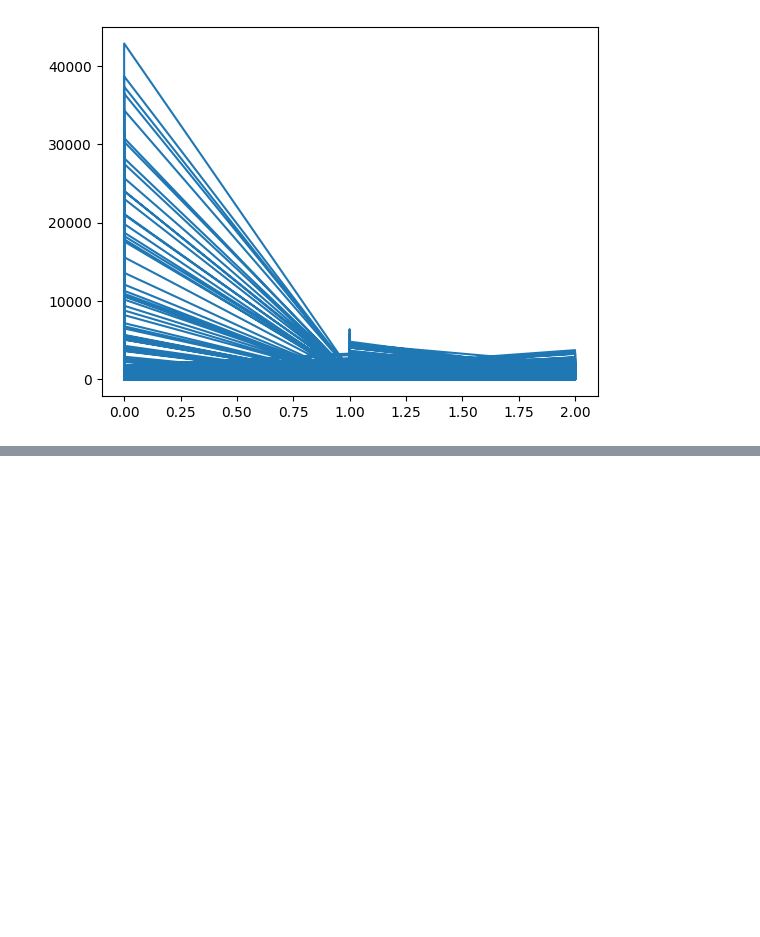
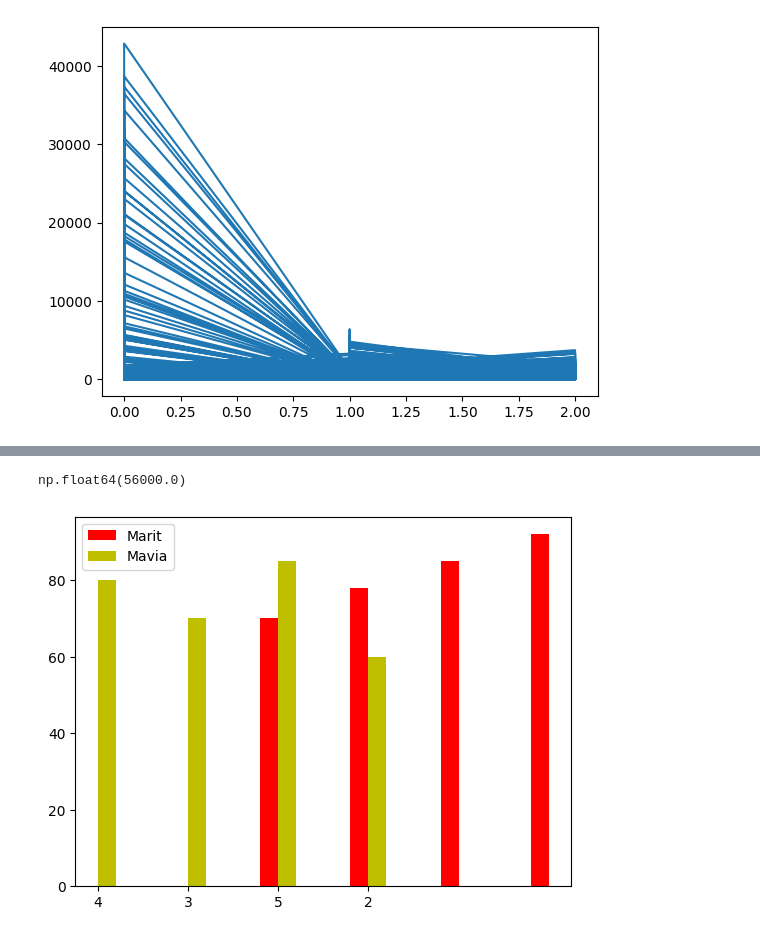
Before and after one commit to Mavia1228/AI_Pan_Mat, a Jupyter notebook: dummy.ipynb, the cells around one changed output, grey strips where cells are left out. Cells and saved outputs as stored; diff of their text form; code cells hidden in the pictures; blank space fills up the shorter version.

```diff
--- a/dummy.ipynb
+++ b/dummy.ipynb
@@ -393,0 +424,49 @@ df.to_csv("data/details.csv")
+# %%
+import matplotlib.pyplot as plt
+import pandas as pd
+df = pd.read_csv("data/EmployeeD.csv")
+# df.fillna("NULL",inplace = True)
+df.dropna(inplace = True)
+# plt1 = plt.plot(df["Year_of_Exp"],df["Salary"])
+# plt.show(plt1)
+df.drop(columns=["Unnamed: 0","Unnamed: 0.1","Unnamed: 0.2"],inplace = True)
+#df["Salary"].mean()
+#df["Salary"].median()
+#df["Salary"].mode()
+# %% [output]
+np.float64(56000.0)
+# %%
+#Univeriant: ["Marks"]
+#Biveriant: ["Marks","Study Hours"]
+#Multiveriant: ["Marks","Study Hours","Attendance"]
+import numpy as np
+import pandas as pd
+import matplotlib.pyplot as plt
+data = {
+    "Marks": [85, 78, 92, 70 ],
+    "Study Hours": [4, 3, 5, 2],
+    "z": [80, 70, 85, 60],
+    "Attendance": [90, 85, 95, 75]
+}
+width = 0.2
+df = pd.DataFrame(data)
+p = np.arange(len(df["Marks"]))
+p1 = [j+width for j in p]
+# plt.xlabel("Study Hours",fontsize = 10)
+# plt.ylabel("Marks")
+# plt.title("Result",fontsize = 20)
+# x,y
+# p1,z
+plt.bar(df["Study Hours"],df["Marks"],
+        width,
+        align="center",
+        color=['r'])
+plt.bar(p1,df["z"],
+        width,
+        align="center",
+        color=['y'])
+plt.legend(["Marit","Mavia"])
+plt.xticks(p+width/2,df["Study Hours"])
+plt.show()
+# %% [output]
+[figure, added]
```
Also changed, not shown: parts of 3 cells of this notebook, 5 other files.
